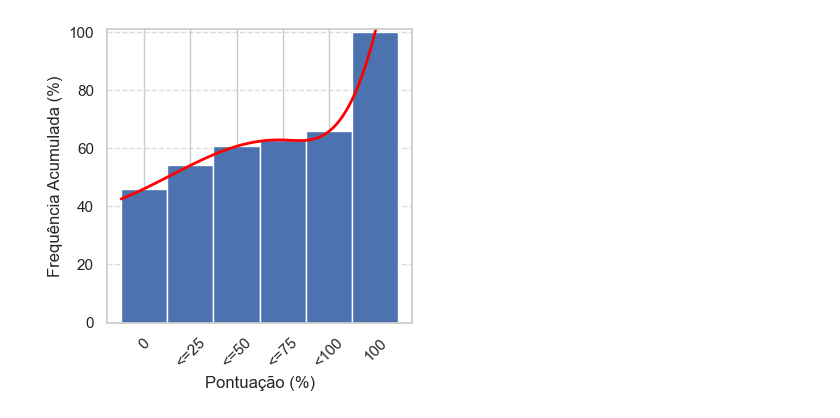
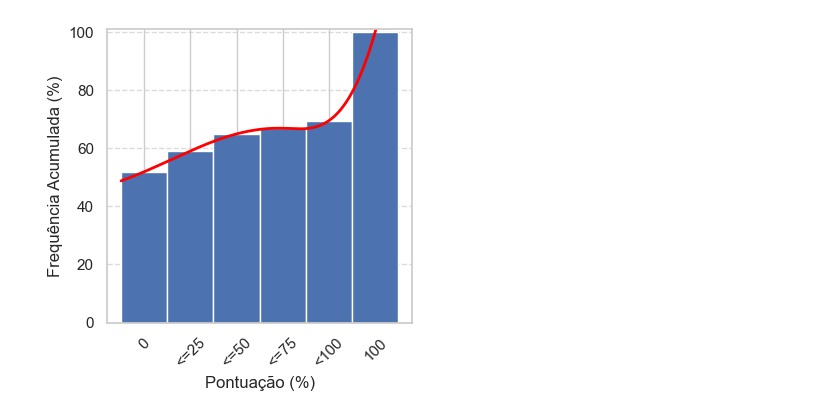
Before and after one commit to andre-n-alcantara/IC, a Jupyter notebook: report.ipynb, the cells around one changed output. Cells and saved outputs as stored; diff of their text form; code cells hidden in the pictures.

```diff
--- a/report.ipynb
+++ b/report.ipynb
@@ -38,6 +38,19 @@ for codigo in codigos:
         list_TLE.append(codigo)
     if data["mem"] >= data["mem_lim"]:
         list_MLE.append(codigo)
+# %%
+
+# para encontrar enunciado, considerar 'entrada' após primeira ocorrência de 'Exemplo'
+for codigo in codigos:
+    with open(f'./pratique/{codigo}/{codigo}.txt', 'r', encoding='utf-8') as f:
+        text = f.read()
+    search = re.search(r'Exemplo', text)
+    if search is None:
+        print(f'{codigo} sem exemplos.')
+        continue
+    splitted = text.split('Exemplo')
+    if re.search(r'[Ee]ntrada', splitted[0]) is None or re.search(r'[Ss]a[ií]da', splitted[0]) is None:
+        print(f'{codigo} com exemplo traiçoeiro.')
 # %%
 def count_words(text):
     return len(re.findall(r'\S+', text))
@@ -96,3 +124,10 @@ for codigo in codigos:
 contain_image = []
 with open('./pratique/contain_image.json', 'r', encoding='utf-8') as f:
     contain_image = json.load(f)
+for i in range(len(contain_image)):
+    splitted = contain_image[i].split('/')
+    nivel = splitted[2]
+    edicao = splitted[3]
+    fase = splitted[4]
+    nome = splitted[5]
+    contain_image[i] = f'{edicao}_{nivel}_{fase}_{nome}'
@@ -185,50 +247,53 @@ ValueError: need at least one array to concatenate
 # %%
-data_column = comp_data["pontuacao"]
-bins = [0, 25, 50, 75, 100]
-labels = ['0', '<=25', '<=50', '<=75', '<100', '100']
+def plot_cdf(pontuacoes):
+    bins = [0, 25, 50, 75, 100]
+    labels = ['0', '<=25', '<=50', '<=75', '<100', '100']
 
-counts = [
-    (data_column == 0).sum(),
-    ((data_column > 0) & (data_column <= 25)).sum(),
-    ((data_column > 25) & (data_column <= 50)).sum(),
-    ((data_column > 50) & (data_column <= 75)).sum(),
-    ((data_column > 75) & (data_column < 100)).sum(),
-    (data_column == 100).sum()
-]
+    counts = [
+        (pontuacoes == 0).sum(),
+        ((pontuacoes > 0) & (pontuacoes <= 25)).sum(),
+        ((pontuacoes > 25) & (pontuacoes <= 50)).sum(),
+        ((pontuacoes > 50) & (pontuacoes <= 75)).sum(),
+        ((pontuacoes > 75) & (pontuacoes < 100)).sum(),
+        (pontuacoes == 100).sum()
+    ]
 
-total_count = len(data_column)
-percentages = [count / total_count * 100 for count in counts]
-cumulative_percentages = np.cumsum(percentages)
+    total_count = len(pontuacoes)
+    percentages = [count / total_count * 100 for count in counts]
+    cumulative_percentages = np.cumsum(percentages)
 
-# Create the plot
-plt.figure(figsize=(4, 4))
+    # Create the plot
+    plt.figure(figsize=(4, 4))
 
-# Bar plot (thinner and glued together)
-bar_width = 1
-bar_positions = np.arange(len(labels))
+    # Bar plot (thinner and glued together)
+    bar_width = 1
+    bar_positions = np.arange(len(labels))
 
-plt.bar(bar_positions, cumulative_percentages, width=bar_width, align='edge')
+    plt.bar(bar_positions, cumulative_percentages, width=bar_width, align='edge')
 
-# Ensure the last bin is included properly in the spline interpolation
-x_vals = bar_positions + bar_width / 2  # Adjust x positions
-y_vals = cumulative_percentages
+    # Ensure the last bin is included properly in the spline interpolation
+    x_vals = bar_positions + bar_width / 2  # Adjust x positions
+    y_vals = cumulative_percentages
 
-# Smooth trend curve using spline interpolation
-x_smooth = np.linspace(bar_positions.min(), bar_positions.max() + bar_width, 300)
-spl = make_interp_spline(x_vals, y_vals, k=3)  # k=3 for cubic spline
-y_smooth = spl(x_smooth)
+    # Smooth trend curve using spline interpolation
+    x_smooth = np.linspace(bar_positions.min(), bar_positions.max() + bar_width, 300)
+    spl = make_interp_spline(x_vals, y_vals, k=3)  # k=3 for cubic spline
+    y_smooth = spl(x_smooth)
 
-plt.plot(x_smooth, y_smooth, color='red', linestyle='-', linewidth=2)
+    plt.plot(x_smooth, y_smooth, color='red', linestyle='-', linewidth=2)
 
-# Set labels and title
-plt.ylim(0, 101)
-plt.xlabel("Pontuação (%)")
-plt.ylabel("Frequência Acumulada (%)")
-plt.xticks(bar_positions + bar_width / 2, labels, rotation=45)  # Adjust xtick positions
-plt.grid(axis='y', linestyle='--', alpha=0.7)
-plt.tight_layout()
-plt.show()
+    # Set labels and title
+    plt.ylim(0, 101)
+    plt.xlabel("Pontuação (%)")
+    plt.ylabel("Frequência Acumulada (%)")
+    plt.xticks(bar_positions + bar_width / 2, labels, rotation=45)  # Adjust xtick positions
+    plt.grid(axis='y', linestyle='--', alpha=0.7)
+    plt.tight_layout()
+    plt.show()
+
+pontuacoes = df["pontuacao"]
+plot_cdf(pontuacoes)
 # %% [output]
-[figure, old version]
+[figure, new version]
 # %%
 # 2) Porcentagens de acertos por quantidade de subtarefas
```
Also changed, not shown: parts of 13 cells of this notebook, 3 other files.
